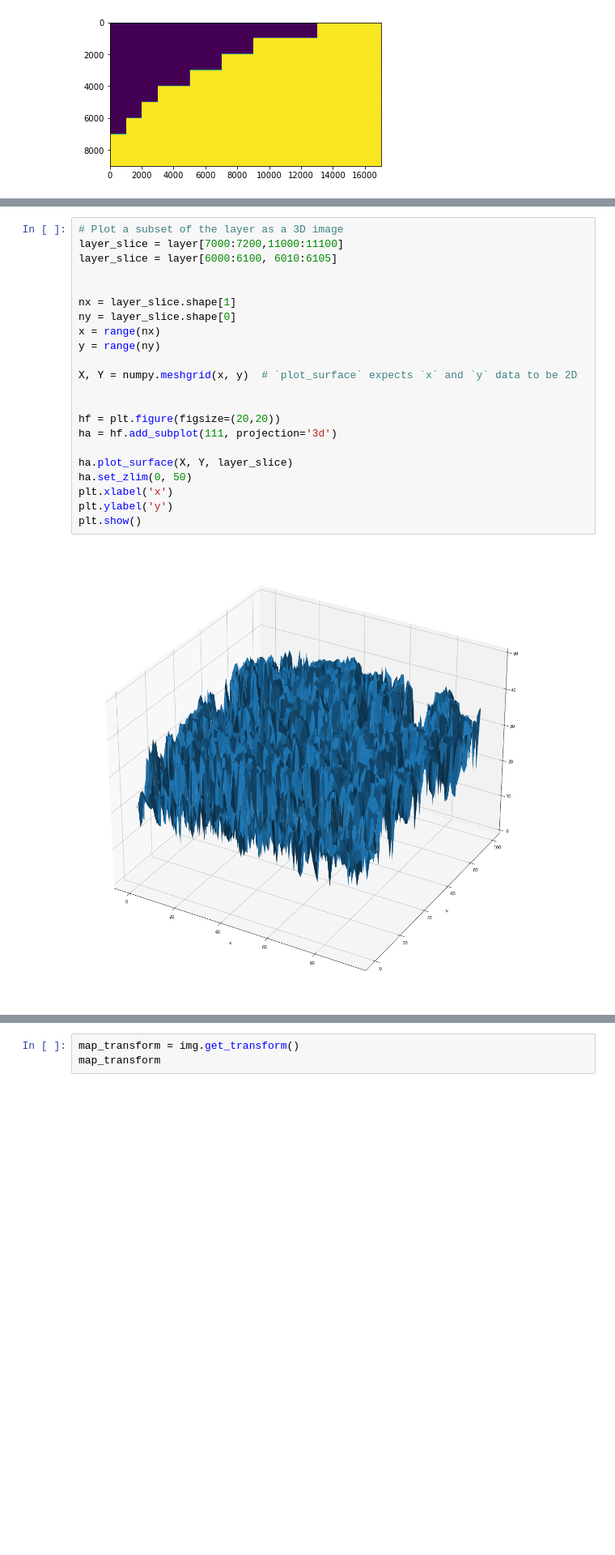
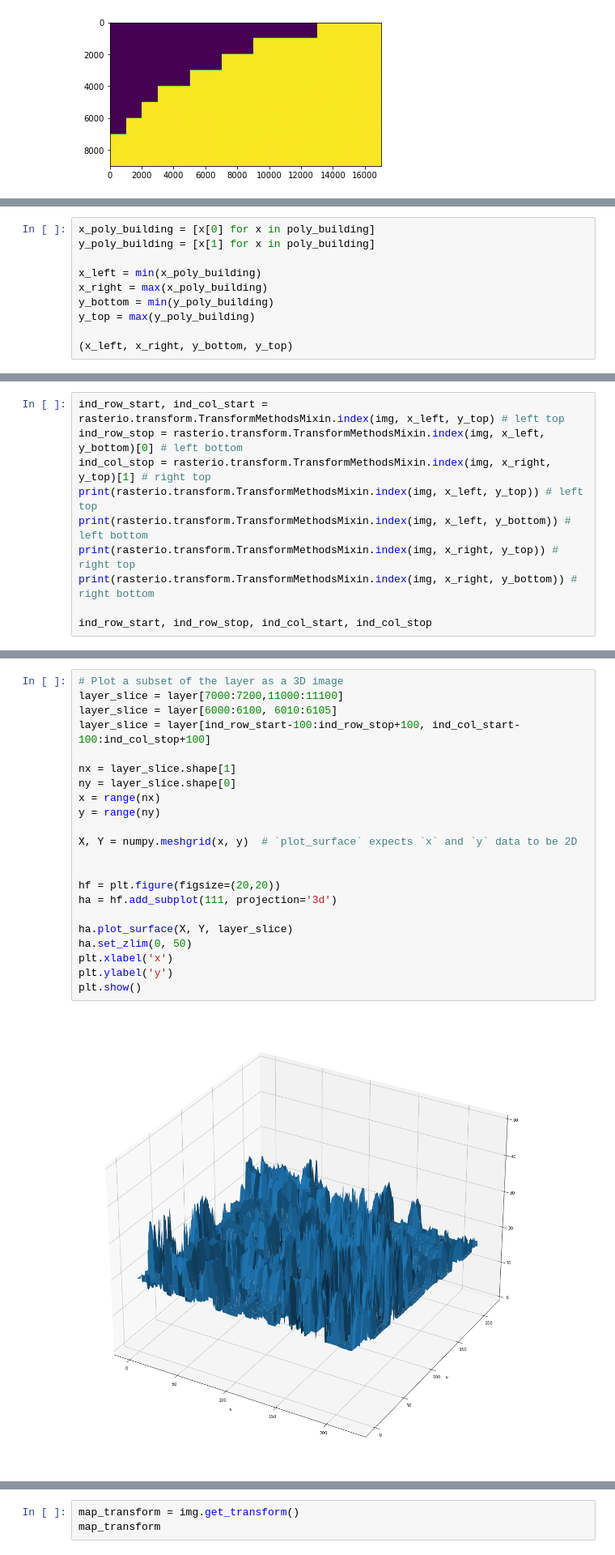
Before and after one commit to eceboran/3D_houses, a Jupyter notebook: plot_single_file.ipynb, the cells around one changed output, grey strips where cells are left out. Shown at 81% size. Saved outputs shown, nothing was run; the diff lists cells and outputs as text; blank space fills up the shorter version.

```diff
--- a/plot_single_file.ipynb
+++ b/plot_single_file.ipynb
@@ -240,0 +198,10 @@ plt.show()
+# %%
+x_poly_building = [x[0] for x in poly_building]
+y_poly_building = [x[1] for x in poly_building]
+
+x_left = min(x_poly_building)
+x_right = max(x_poly_building)
+y_bottom = min(y_poly_building)
+y_top = max(y_poly_building)
+
+(x_left, x_right, y_bottom, y_top)
@@ -240,0 +230,10 @@ plt.show()
+# %%
+ind_row_start, ind_col_start = rasterio.transform.TransformMethodsMixin.index(img, x_left, y_top) # left top
+ind_row_stop = rasterio.transform.TransformMethodsMixin.index(img, x_left, y_bottom)[0] # left bottom
+ind_col_stop = rasterio.transform.TransformMethodsMixin.index(img, x_right, y_top)[1] # right top
+print(rasterio.transform.TransformMethodsMixin.index(img, x_left, y_top)) # left top
+print(rasterio.transform.TransformMethodsMixin.index(img, x_left, y_bottom)) # left bottom
+print(rasterio.transform.TransformMethodsMixin.index(img, x_right, y_top)) # right top
+print(rasterio.transform.TransformMethodsMixin.index(img, x_right, y_bottom)) # right bottom
+
+ind_row_start, ind_row_stop, ind_col_start, ind_col_stop
@@ -241,24 +246,24 @@ plt.show()
 # %%
 # Plot a subset of the layer as a 3D image
 layer_slice = layer[7000:7200,11000:11100]
 layer_slice = layer[6000:6100, 6010:6105]
-
+layer_slice = layer[ind_row_start-100:ind_row_stop+100, ind_col_start-100:ind_col_stop+100]
 
 nx = layer_slice.shape[1]
 ny = layer_slice.shape[0]
 x = range(nx)
 y = range(ny)
 
 X, Y = numpy.meshgrid(x, y)  # `plot_surface` expects `x` and `y` data to be 2D
 
 
 hf = plt.figure(figsize=(20,20))
 ha = hf.add_subplot(111, projection='3d')
 
 ha.plot_surface(X, Y, layer_slice)
 ha.set_zlim(0, 50)
 plt.xlabel('x')
 plt.ylabel('y')
 plt.show()
 # %% [output]
-[figure, old version]
+[figure, new version]
```
Also changed, not shown: parts of 16 cells of this notebook, 2 other files.
